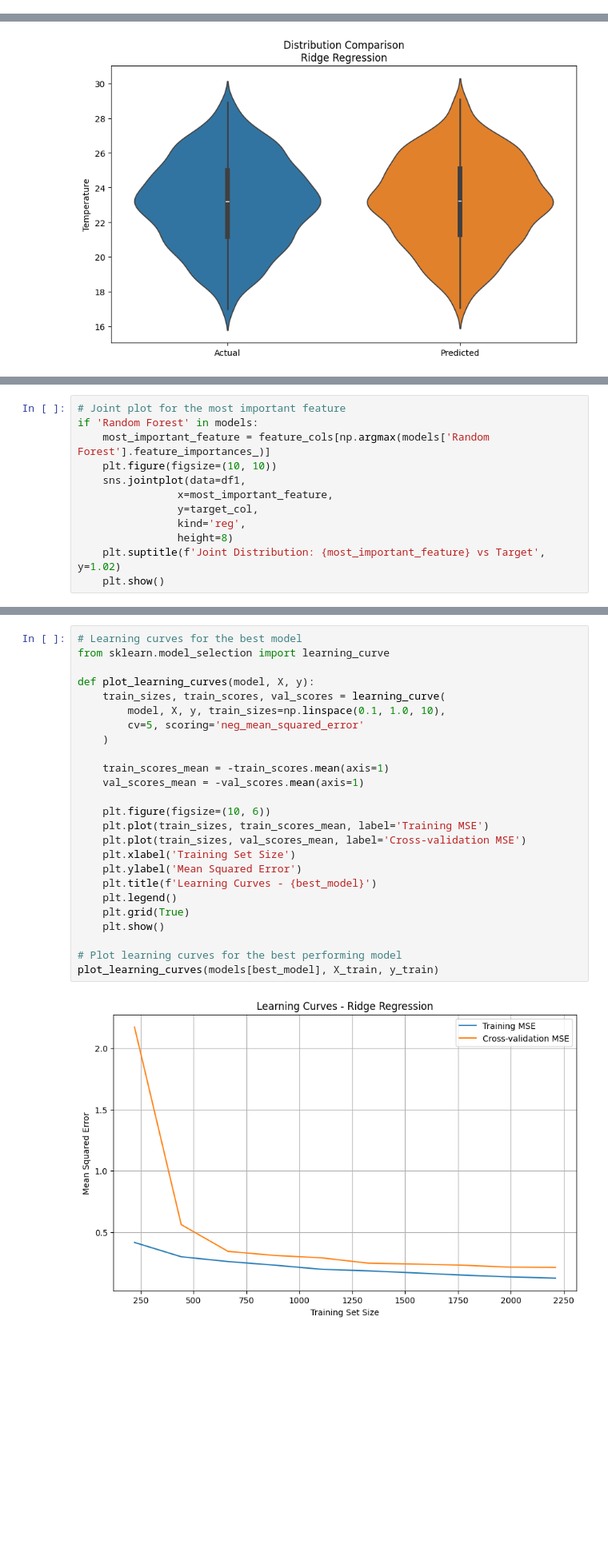
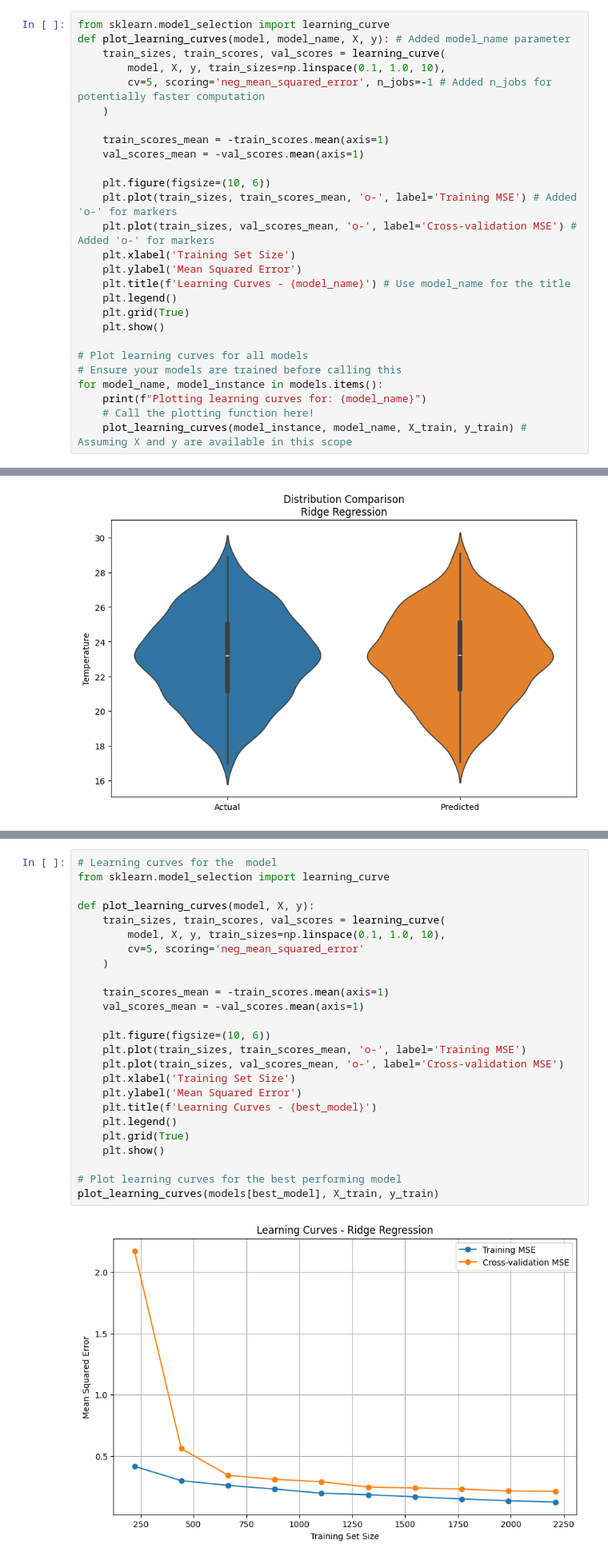
Before and after one commit to codesob/sml2010, a Jupyter notebook: ok.ipynb, the cells around one changed output, grey strips where cells are left out. Shown at 80% size. Cells and saved outputs as stored; diff of their text form; blank space fills up the shorter version.

Commit message:
some plots added

```diff
--- a/ok.ipynb
+++ b/ok.ipynb
@@ -346,3 +356,30 @@ Model Performance Summary:
 # %% [markdown]
 ## Additional Visualizations
 Let's explore more insights from our models and data:
+# %%
+from sklearn.model_selection import learning_curve
+def plot_learning_curves(model, model_name, X, y): # Added model_name parameter
+    train_sizes, train_scores, val_scores = learning_curve(
+        model, X, y, train_sizes=np.linspace(0.1, 1.0, 10),
+        cv=5, scoring='neg_mean_squared_error', n_jobs=-1 # Added n_jobs for potentially faster computation
+    )
+
+    train_scores_mean = -train_scores.mean(axis=1)
+    val_scores_mean = -val_scores.mean(axis=1)
+
+    plt.figure(figsize=(10, 6))
+    plt.plot(train_sizes, train_scores_mean, 'o-', label='Training MSE') # Added 'o-' for markers
+    plt.plot(train_sizes, val_scores_mean, 'o-', label='Cross-validation MSE') # Added 'o-' for markers
+    plt.xlabel('Training Set Size')
+    plt.ylabel('Mean Squared Error')
+    plt.title(f'Learning Curves - {model_name}') # Use model_name for the title
+    plt.legend()
+    plt.grid(True)
+    plt.show()
+
+# Plot learning curves for all models
+# Ensure your models are trained before calling this
+for model_name, model_instance in models.items():
+    print(f"Plotting learning curves for: {model_name}")
+    # Call the plotting function here!
+    plot_learning_curves(model_instance, model_name, X_train, y_train) # Assuming X and y are available in this scope
@@ -414,15 +465,3 @@ plt.show()
 # %% [output]
 <Figure size 1200x1200 with 0 Axes>
 [figure]
-# %%
-# Joint plot for the most important feature
-if 'Random Forest' in models:
-    most_important_feature = feature_cols[np.argmax(models['Random Forest'].feature_importances_)]
-    plt.figure(figsize=(10, 10))
-    sns.jointplot(data=df1,
-                x=most_important_feature,
-                y=target_col,
-                kind='reg',
-                height=8)
-    plt.suptitle(f'Joint Distribution: {most_important_feature} vs Target', y=1.02)
-    plt.show()
@@ -432,30 +468,30 @@ if 'Random Forest' in models:
 # %%
-# Learning curves for the best model
+# Learning curves for the  model
 from sklearn.model_selection import learning_curve
 
 def plot_learning_curves(model, X, y):
     train_sizes, train_scores, val_scores = learning_curve(
         model, X, y, train_sizes=np.linspace(0.1, 1.0, 10),
         cv=5, scoring='neg_mean_squared_error'
     )
 
     train_scores_mean = -train_scores.mean(axis=1)
     val_scores_mean = -val_scores.mean(axis=1)
 
     plt.figure(figsize=(10, 6))
-    plt.plot(train_sizes, train_scores_mean, label='Training MSE')
-    plt.plot(train_sizes, val_scores_mean, label='Cross-validation MSE')
+    plt.plot(train_sizes, train_scores_mean, 'o-', label='Training MSE')
+    plt.plot(train_sizes, val_scores_mean, 'o-', label='Cross-validation MSE')
     plt.xlabel('Training Set Size')
     plt.ylabel('Mean Squared Error')
     plt.title(f'Learning Curves - {best_model}')
     plt.legend()
     plt.grid(True)
     plt.show()
 
 # Plot learning curves for the best performing model
 plot_learning_curves(models[best_model], X_train, y_train)
 # %% [output]
-[figure, old version]
+[figure, new version]
 # %% [markdown]
 ## Model Persistence (Optional)
 Code for saving trained models to disk (currently commented out):
```
Also changed, not shown: parts of 11 cells of this notebook, 1 other file.
